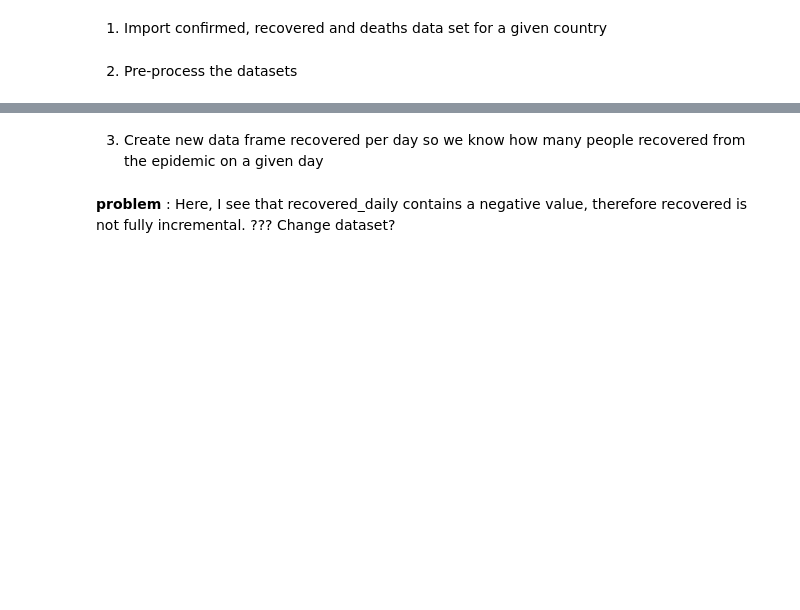
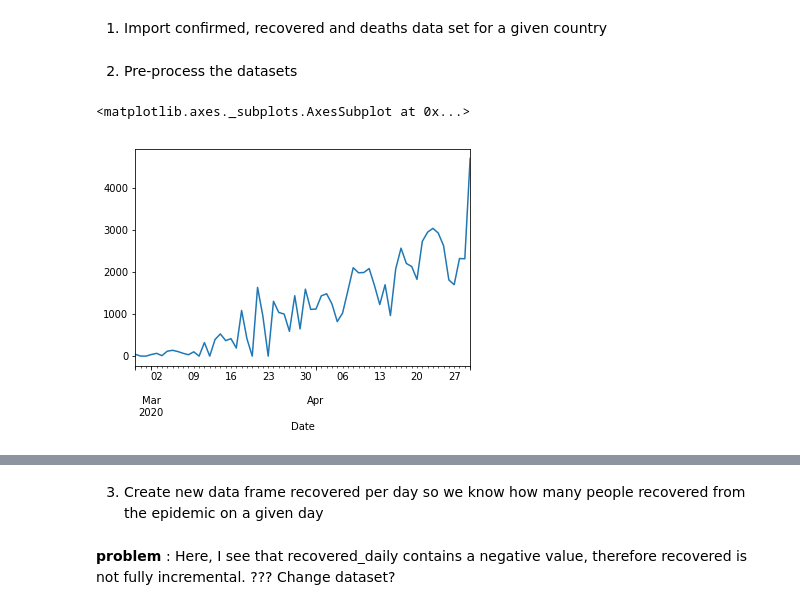
Before and after one commit to jeannechaverot/CovidForecasting, a Jupyter notebook: Find_parameters.ipynb, the cells around one changed output, grey strips where cells are left out. Drawn from its saved outputs; the diff is of its cells as text; code cells hidden in the pictures; blank space fills up the shorter version.

```diff
--- a/Find_parameters.ipynb
+++ b/Find_parameters.ipynb
@@ -23,6 +23,11 @@ def reformat(df, country, col_name):
     return df
 
     #df = df[df[col_name] > 0]
+# %%
+dataframe_new['Recovered Daily'].plot()
+# %% [output]
+<matplotlib.axes._subplots.AxesSubplot at 0x...>
+[figure, added]
 # %%
 recovered = reformat(recovered, 'Italy', 'Recovered cases')
 confirmed = reformat(confirmed, 'Italy', 'Confirmed cases')
```
Also changed, not shown: parts of 50 cells of this notebook.
